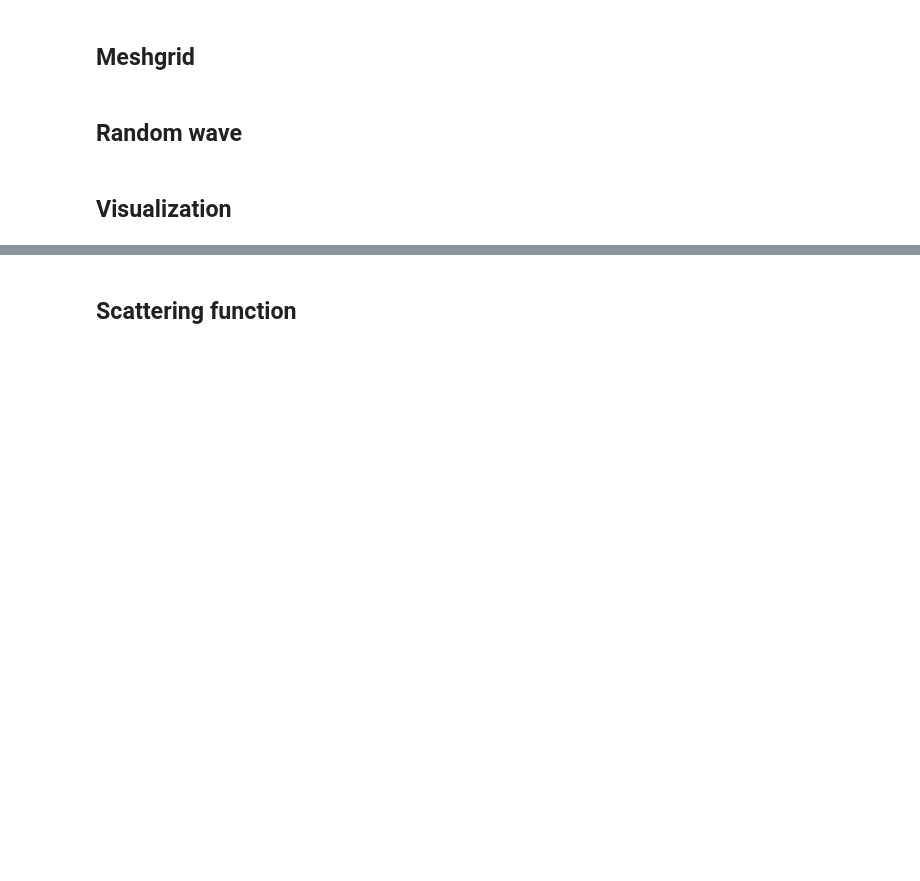
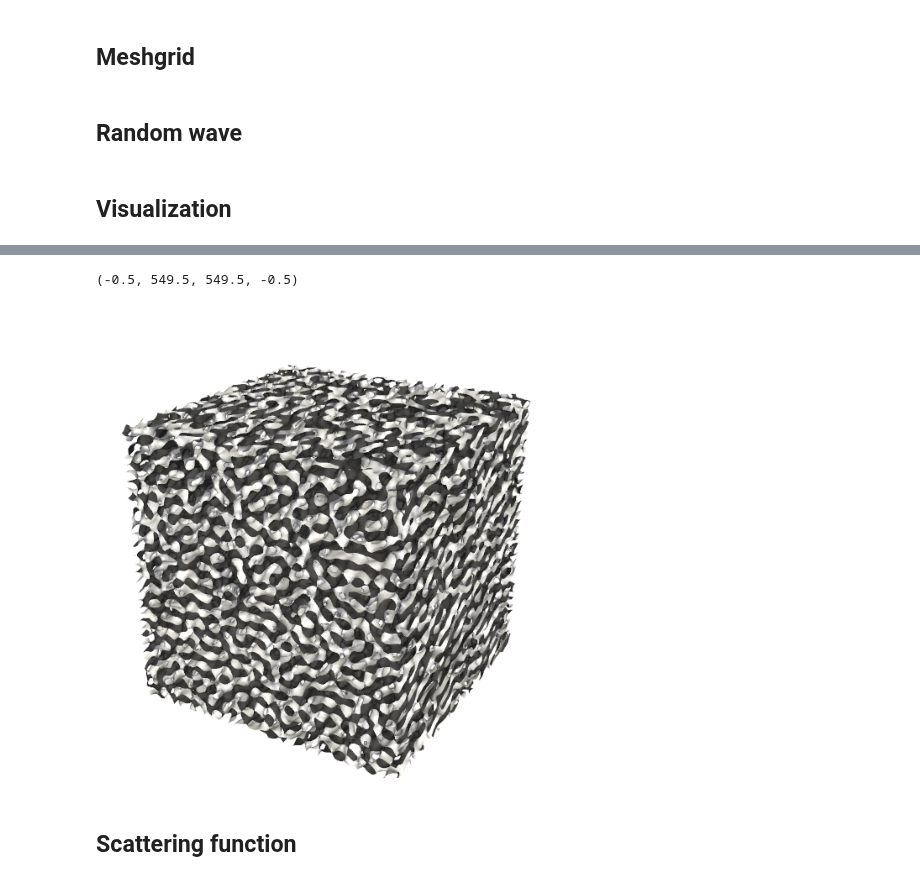
Before and after one commit to ch-tung/Randomwave_ML, a Jupyter notebook: test_anisotropic_randomwave_MO.ipynb, the cells around one changed output, grey strips where cells are left out. Saved outputs shown, nothing was run; the diff lists cells and outputs as text; code cells hidden in the pictures; blank space fills up the shorter version.

```diff
--- a/test_anisotropic_randomwave_MO.ipynb
+++ b/test_anisotropic_randomwave_MO.ipynb
@@ -121,5 +125,6 @@ light.set_direction_angle(21, -55.0)
 light.attenuation_values = (0,0,2)
 pl.add_light(light)
 
-pl.show()
+filename = './Figures/lamellar_MO.png'
+pl.show(screenshot=filename)
 # %% [output]
@@ -127,3 +132,14 @@ Widget(value="<iframe src='http://localhost:56009/index.html?ui=P_0x23fa6f77ca0_
+# %%
+from PIL import Image
+fig = plt.figure(figsize=(6,6))
+ax = fig.add_subplot(111)
+
+img = np.asarray(Image.open(filename))[25:575,25:575,:]
+ax.imshow(img)
+ax.axis('off')
+# %% [output]
+(-0.5, 549.5, 549.5, -0.5)
+[figure, added]
 # %% [markdown]
 ## Scattering function
 # %%
```
Also changed, not shown: parts of 3 cells of this notebook.
